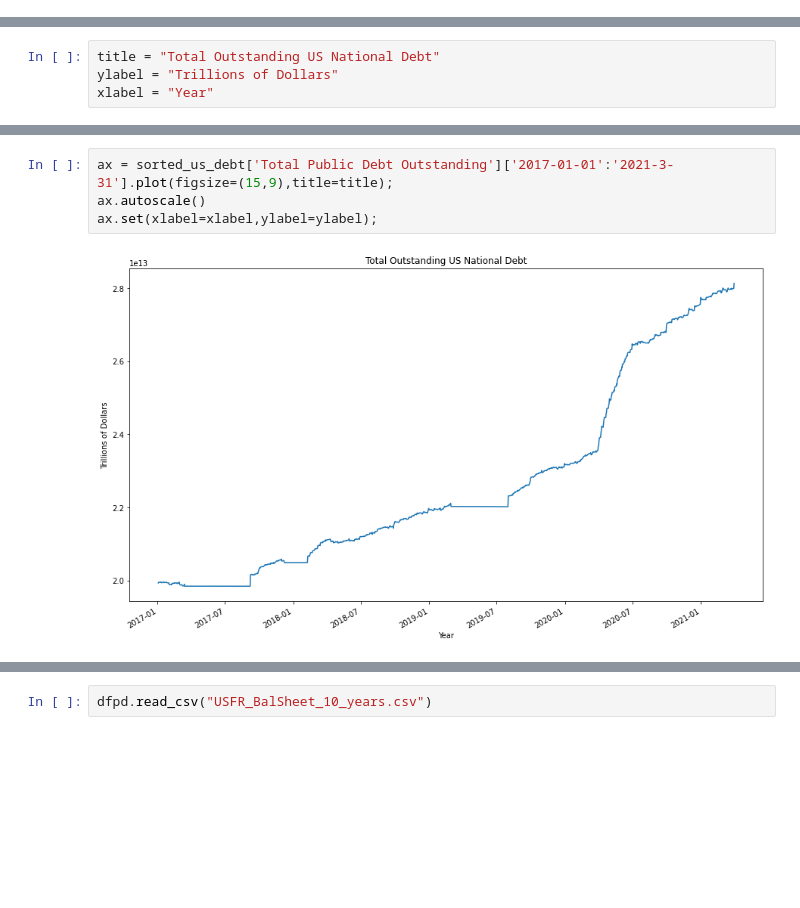
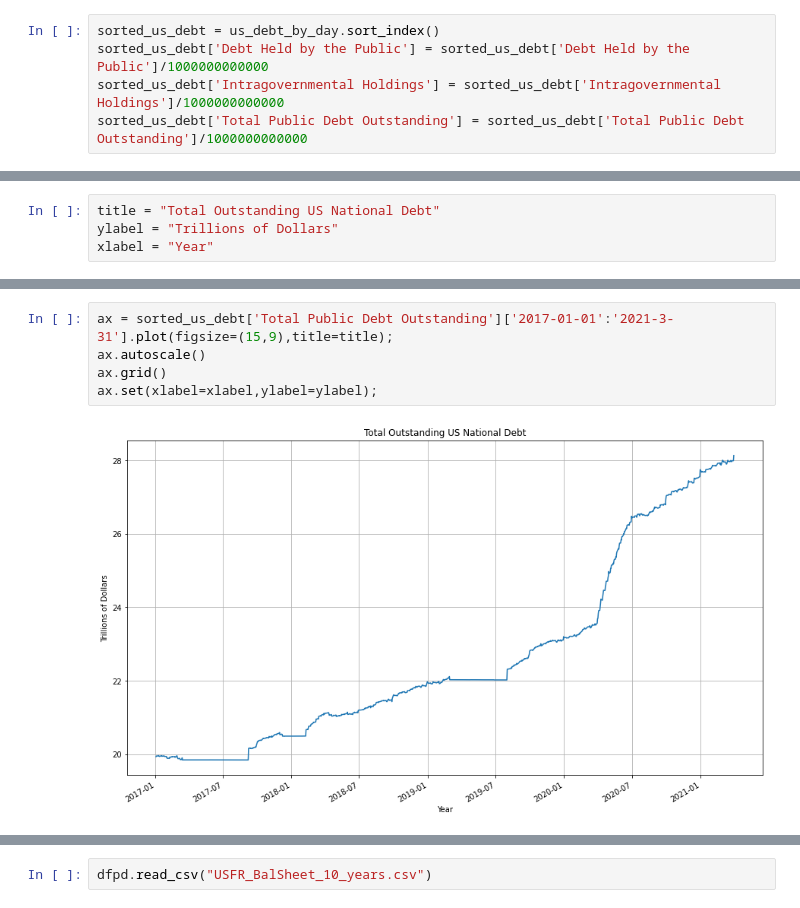
Before and after one commit to JosephDenney/NationalDebt, a Jupyter notebook: nationaldebt.ipynb, the cells around one changed output, grey strips where cells are left out. Drawn from its saved outputs; the diff is of its cells as text; blank space fills up the shorter version.

Commit message:
update to charts

```diff
--- a/nationaldebt.ipynb
+++ b/nationaldebt.ipynb
@@ -47,3 +46,8 @@ sorted_us_debt = sorted_us_debt['Debt Held by the Public']
+# %%
+sorted_us_debt = us_debt_by_day.sort_index()
+sorted_us_debt['Debt Held by the Public'] = sorted_us_debt['Debt Held by the Public']/1000000000000
+sorted_us_debt['Intragovernmental Holdings'] = sorted_us_debt['Intragovernmental Holdings']/1000000000000
+sorted_us_debt['Total Public Debt Outstanding'] = sorted_us_debt['Total Public Debt Outstanding']/1000000000000
 # %%
 sorted_us_debt.plot(figsize=(20,10));
 # %% [output]
@@ -55,6 +66,7 @@ xlabel = "Year"
 # %%
 ax = sorted_us_debt['Total Public Debt Outstanding']['2017-01-01':'2021-3-31'].plot(figsize=(15,9),title=title);
 ax.autoscale()
+ax.grid()
 ax.set(xlabel=xlabel,ylabel=ylabel);
 # %% [output]
-[figure, old version]
+[figure, new version]
```
Also changed, not shown: parts of 7 cells of this notebook, 1 other file.
